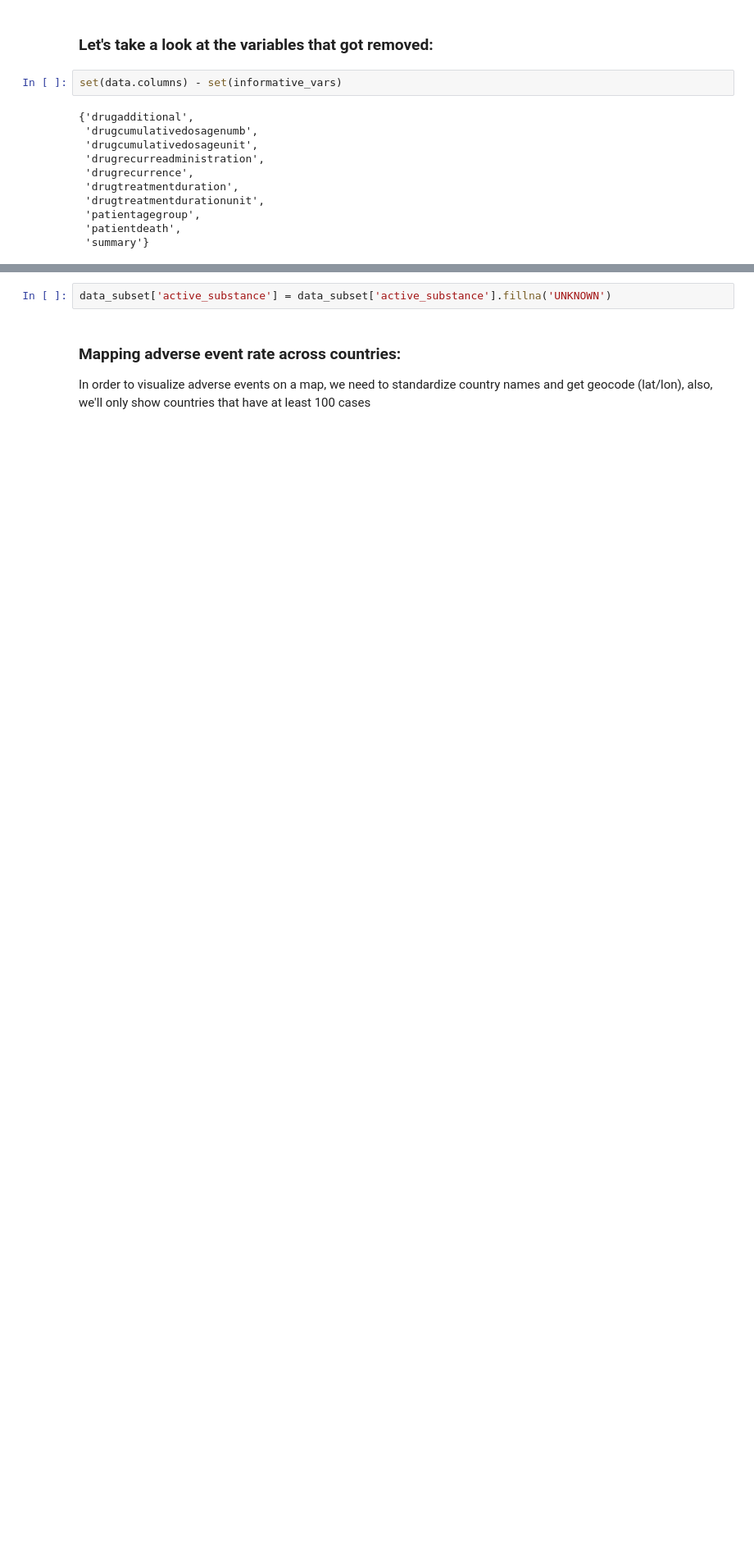
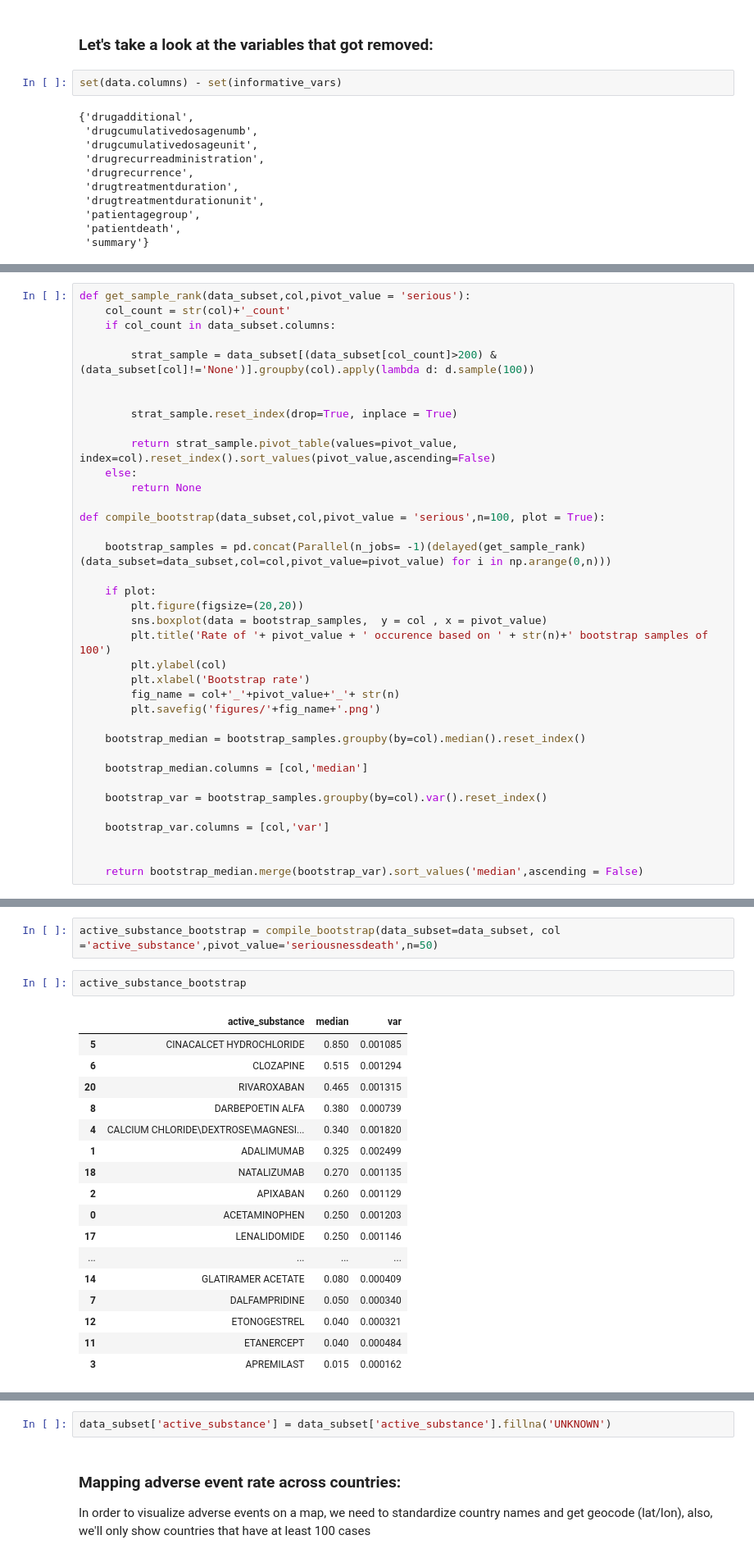
Before and after one commit to samimath/openFDA, a Jupyter notebook: eda.ipynb, the cells around one changed output, grey strips where cells are left out. Shown: that part at 82% size. Drawn from its saved outputs; the diff is of its cells as text; blank space fills up the shorter version.

```diff
--- a/eda.ipynb
+++ b/eda.ipynb
@@ -255,0 +316,37 @@ data_subset['drug_duration'] = drug_duration
+# %%
+def get_sample_rank(data_subset,col,pivot_value = 'serious'):
+    col_count = str(col)+'_count'
+    if col_count in data_subset.columns:
+
+        strat_sample = data_subset[(data_subset[col_count]>200) & (data_subset[col]!='None')].groupby(col).apply(lambda d: d.sample(100))
+
+
+        strat_sample.reset_index(drop=True, inplace = True)
+
+        return strat_sample.pivot_table(values=pivot_value, index=col).reset_index().sort_values(pivot_value,ascending=False)
+    else:
+        return None
+
+def compile_bootstrap(data_subset,col,pivot_value = 'serious',n=100, plot = True):
+
+    bootstrap_samples = pd.concat(Parallel(n_jobs= -1)(delayed(get_sample_rank)(data_subset=data_subset,col=col,pivot_value=pivot_value) for i in np.arange(0,n)))
+
+    if plot:
+        plt.figure(figsize=(20,20))
+        sns.boxplot(data = bootstrap_samples,  y = col , x = pivot_value)
+        plt.title('Rate of '+ pivot_value + ' occurence based on ' + str(n)+' bootstrap samples of 100')
+        plt.ylabel(col)
+        plt.xlabel('Bootstrap rate')
+        fig_name = col+'_'+pivot_value+'_'+ str(n)
+        plt.savefig('figures/'+fig_name+'.png')
+
+    bootstrap_median = bootstrap_samples.groupby(by=col).median().reset_index()
+
+    bootstrap_median.columns = [col,'median']
+
+    bootstrap_var = bootstrap_samples.groupby(by=col).var().reset_index()
+
+    bootstrap_var.columns = [col,'var']
+
+
+    return bootstrap_median.merge(bootstrap_var).sort_values('median',ascending = False)
@@ -256 +363,23 @@ data_subset['drug_duration'] = drug_duration
+# %%
+active_substance_bootstrap = compile_bootstrap(data_subset=data_subset, col ='active_substance',pivot_value='seriousnessdeath',n=50)
+# %%
+active_substance_bootstrap
+# %% [output]
+|  | active_substance | median | var |
+| 5 | CINACALCET HYDROCHLORIDE | 0.850 | 0.001085 |
+| 6 | CLOZAPINE | 0.515 | 0.001294 |
+| 20 | RIVAROXABAN | 0.465 | 0.001315 |
+| 8 | DARBEPOETIN ALFA | 0.380 | 0.000739 |
+| 4 | CALCIUM CHLORIDE\DEXTROSE\MAGNESI... | 0.340 | 0.001820 |
+| 1 | ADALIMUMAB | 0.325 | 0.002499 |
+| 18 | NATALIZUMAB | 0.270 | 0.001135 |
+| 2 | APIXABAN | 0.260 | 0.001129 |
+| 0 | ACETAMINOPHEN | 0.250 | 0.001203 |
+| 17 | LENALIDOMIDE | 0.250 | 0.001146 |
+| ... | ... | ... | ... |
+| 14 | GLATIRAMER ACETATE | 0.080 | 0.000409 |
+| 7 | DALFAMPRIDINE | 0.050 | 0.000340 |
+| 12 | ETONOGESTREL | 0.040 | 0.000321 |
+| 11 | ETANERCEPT | 0.040 | 0.000484 |
+| 3 | APREMILAST | 0.015 | 0.000162 |
 # %%
```
Also changed, not shown: parts of 25 cells of this notebook.
